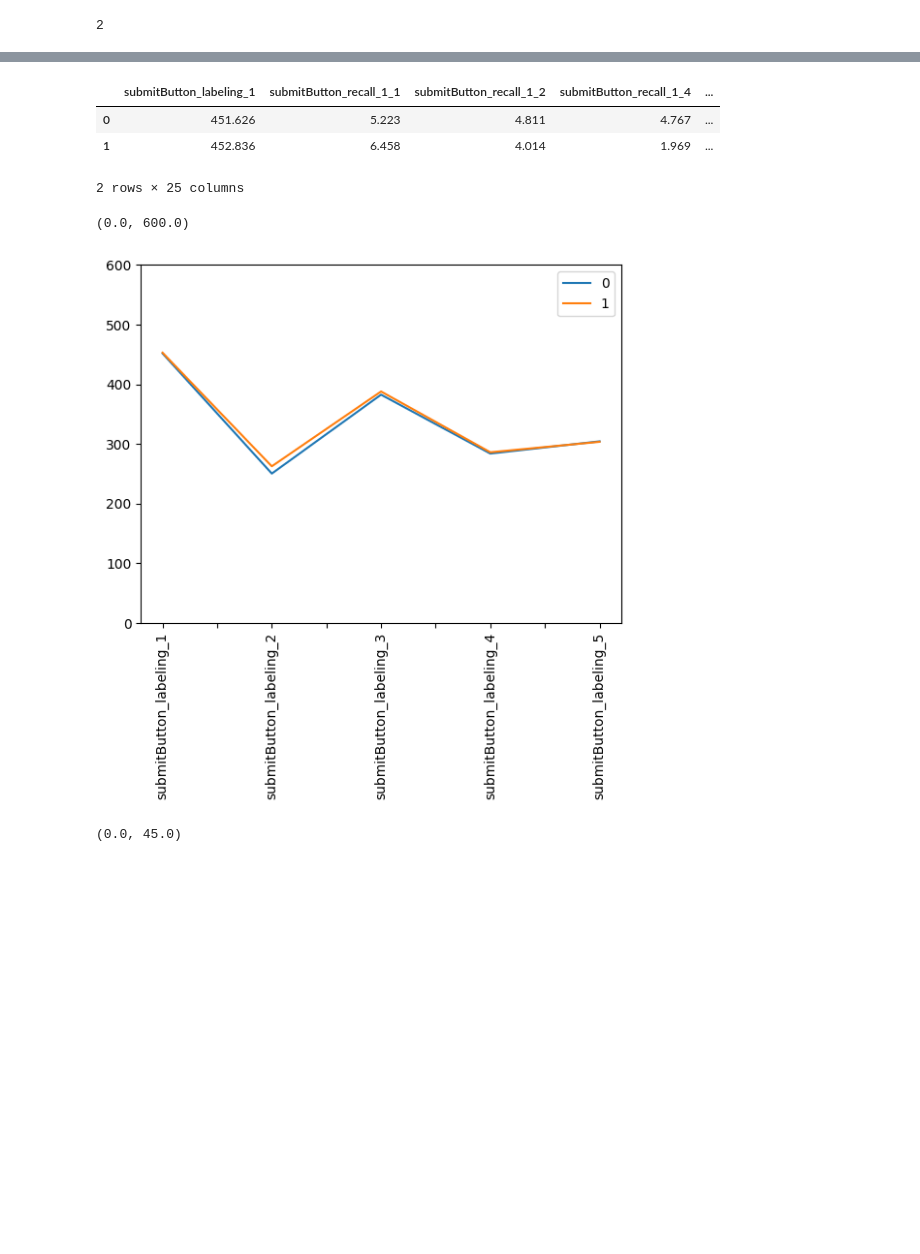
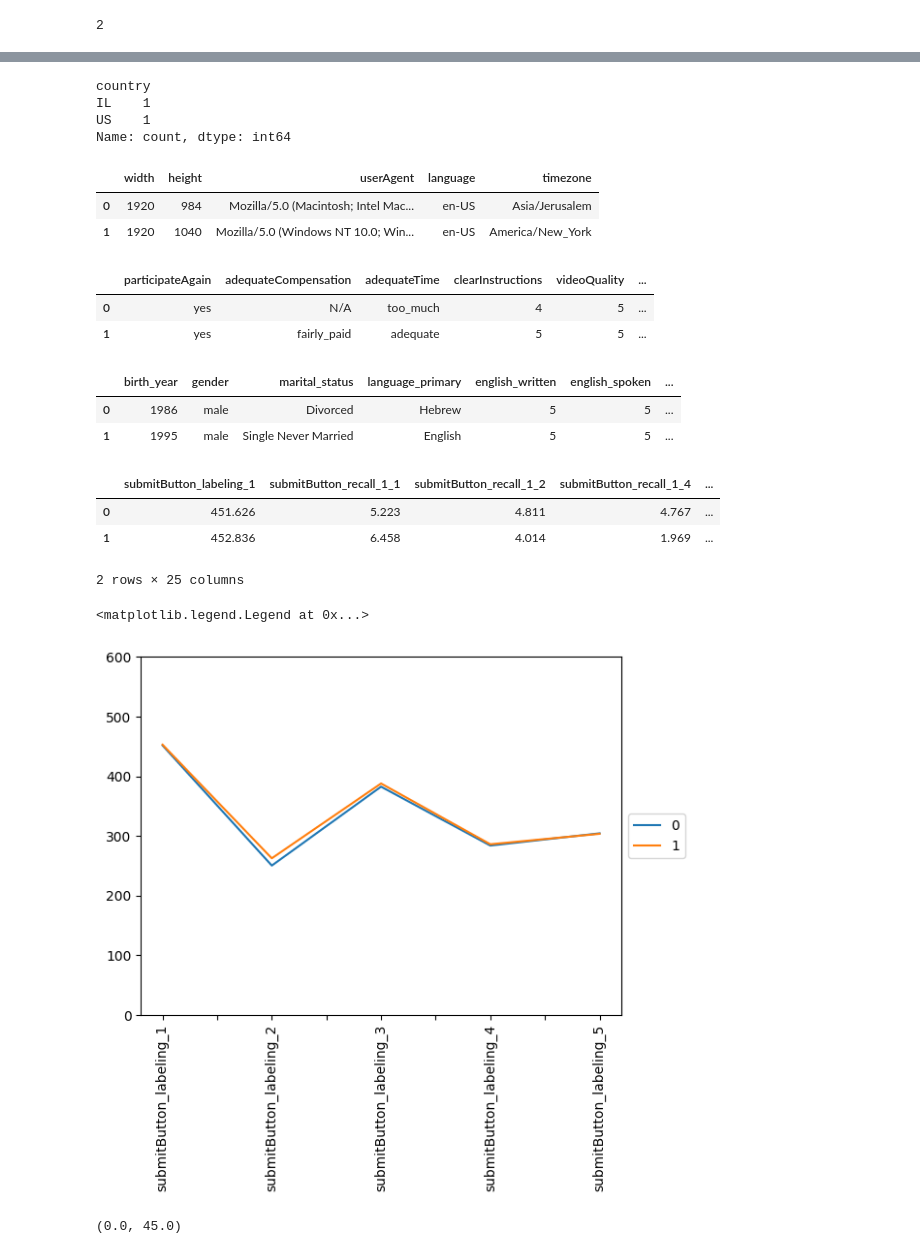
Before and after one commit to JamesPHoughton/organizational-schema-formation, a Jupyter notebook: pilot/analysis.ipynb, the cells around one changed output, grey strips where cells are left out. Saved outputs shown, nothing was run; the diff lists cells and outputs as text; code cells hidden in the pictures; blank space fills up the shorter version.

Commit message:
first pass on data

```diff
--- a/pilot/analysis.ipynb
+++ b/pilot/analysis.ipynb
@@ -47,3 +73,31 @@ dict_keys(['containerTag', 'deliberationId', 'sampleId', 'browserInfo', 'connect
+# %%
+connection_info['country'].value_counts()
+# %% [output]
+country
+IL    1
+US    1
+Name: count, dtype: int64
+# %%
+browser_info = pd.DataFrame([row['browserInfo'] for row in data])
+browser_info
+# %% [output]
+|  | width | height | userAgent | language | timezone |
+| 0 | 1920 | 984 | Mozilla/5.0 (Macintosh; Intel Mac... | en-US | Asia/Jerusalem |
+| 1 | 1920 | 1040 | Mozilla/5.0 (Windows NT 10.0; Win... | en-US | America/New_York |
+# %%
+QC = pd.DataFrame([(row['QCSurvey']['responses'] if row['QCSurvey'] != "missing" else {}) for row in data])
+QC
+# %% [output]
+|  | participateAgain | adequateCompensation | adequateTime | clearInstructions | videoQuality | ... |
+| 0 | yes | N/A | too_much | 4 | 5 | ... |
+| 1 | yes | fairly_paid | adequate | 5 | 5 | ... |
+# %%
+demographics = pd.DataFrame([(row["surveys"]["survey_Demographics_unknown_postIntro"]["responses"] if "survey_Demographics_unknown_postIntro" in row["surveys"] else {}) for row in data])
+demographics
+# %% [output]
+|  | birth_year | gender | marital_status | language_primary | english_written | english_spoken | ... |
+| 0 | 1986 | male | Divorced | Hebrew | 5 | 5 | ... |
+| 1 | 1995 | male | Single Never Married | English | 5 | 5 | ... |
 # %%
 submit_times = pd.DataFrame([{k: v['time'] for k, v in row['stageSubmissions'].items()} for row in data])
 submit_times
@@ -53,12 +107,13 @@ submit_times
 | 1 | 452.836 | 6.458 | 4.014 | 1.969 | ... |
 2 rows × 25 columns
 # %%
-submit_times[[label for label in submit_times.columns if 'labeling' in label]].T.plot()
+submit_times[[label for label in submit_times.columns if 'labeling' in label]].T.fillna(600).plot()
 plt.xticks(rotation=90)
 plt.ylim(0, 600)
+plt.legend(loc='center left', bbox_to_anchor=(1.0, 0.5))
 # %% [output]
-(0.0, 600.0)
+<matplotlib.legend.Legend at 0x...>
-[figure, old version]
+[figure, new version]
 # %%
 submit_times[[label for label in submit_times.columns if 'labeling' not in label]].T.plot()
 plt.xticks(rotation=90)
```
Also changed, not shown: parts of 11 cells of this notebook, 1 other file.
